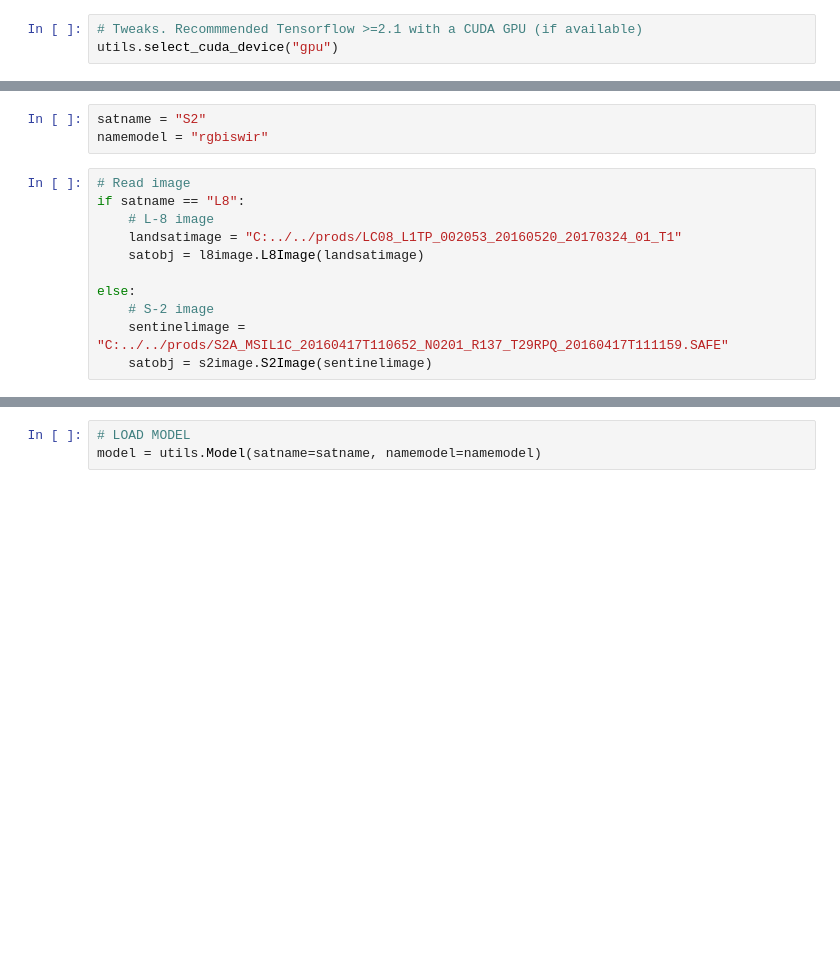
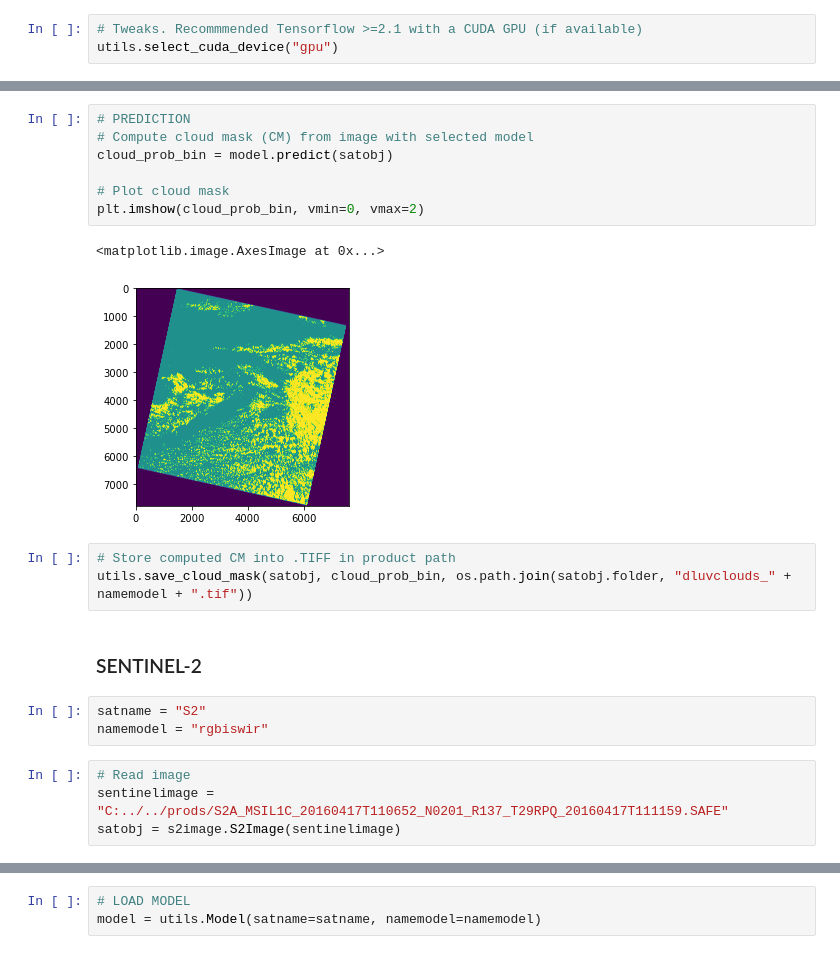
Before and after one commit to IPL-UV/DL-L8S2-UV, a Jupyter notebook: notebooks/Example - Cloud masking with DL in L-8 and S-2 images.ipynb, the cells around one changed output, grey strips where cells are left out. Saved outputs shown, nothing was run; the diff lists cells and outputs as text; blank space fills up the shorter version.

```diff
--- a/notebooks/Example - Cloud masking with DL in L-8 and S-2 images.ipynb
+++ b/notebooks/Example - Cloud masking with DL in L-8 and S-2 images.ipynb
@@ -19,14 +42,22 @@ satnames = ["L8", "S2"]
+# %%
+# PREDICTION
+# Compute cloud mask (CM) from image with selected model
+cloud_prob_bin = model.predict(satobj)
+
+# Plot cloud mask
+plt.imshow(cloud_prob_bin, vmin=0, vmax=2)
+# %% [output]
+<matplotlib.image.AxesImage at 0x...>
+[figure, added]
+# %%
+# Store computed CM into .TIFF in product path
+utils.save_cloud_mask(satobj, cloud_prob_bin, os.path.join(satobj.folder, "dluvclouds_" + namemodel + ".tif"))
+# %% [markdown]
+### SENTINEL-2
 # %%
 satname = "S2"
 namemodel = "rgbiswir"
 # %%
 # Read image
-if satname == "L8":
-    # L-8 image
-    landsatimage = "C:../../prods/LC08_L1TP_002053_20160520_20170324_01_T1"
-    satobj = l8image.L8Image(landsatimage)
-
-else:
-    # S-2 image
-    sentinelimage = "C:../../prods/S2A_MSIL1C_20160417T110652_N0201_R137_T29RPQ_20160417T111159.SAFE"
-    satobj = s2image.S2Image(sentinelimage)
+sentinelimage = "C:../../prods/S2A_MSIL1C_20160417T110652_N0201_R137_T29RPQ_20160417T111159.SAFE"
+satobj = s2image.S2Image(sentinelimage)
```
Also changed, not shown: parts of 12 cells of this notebook.
